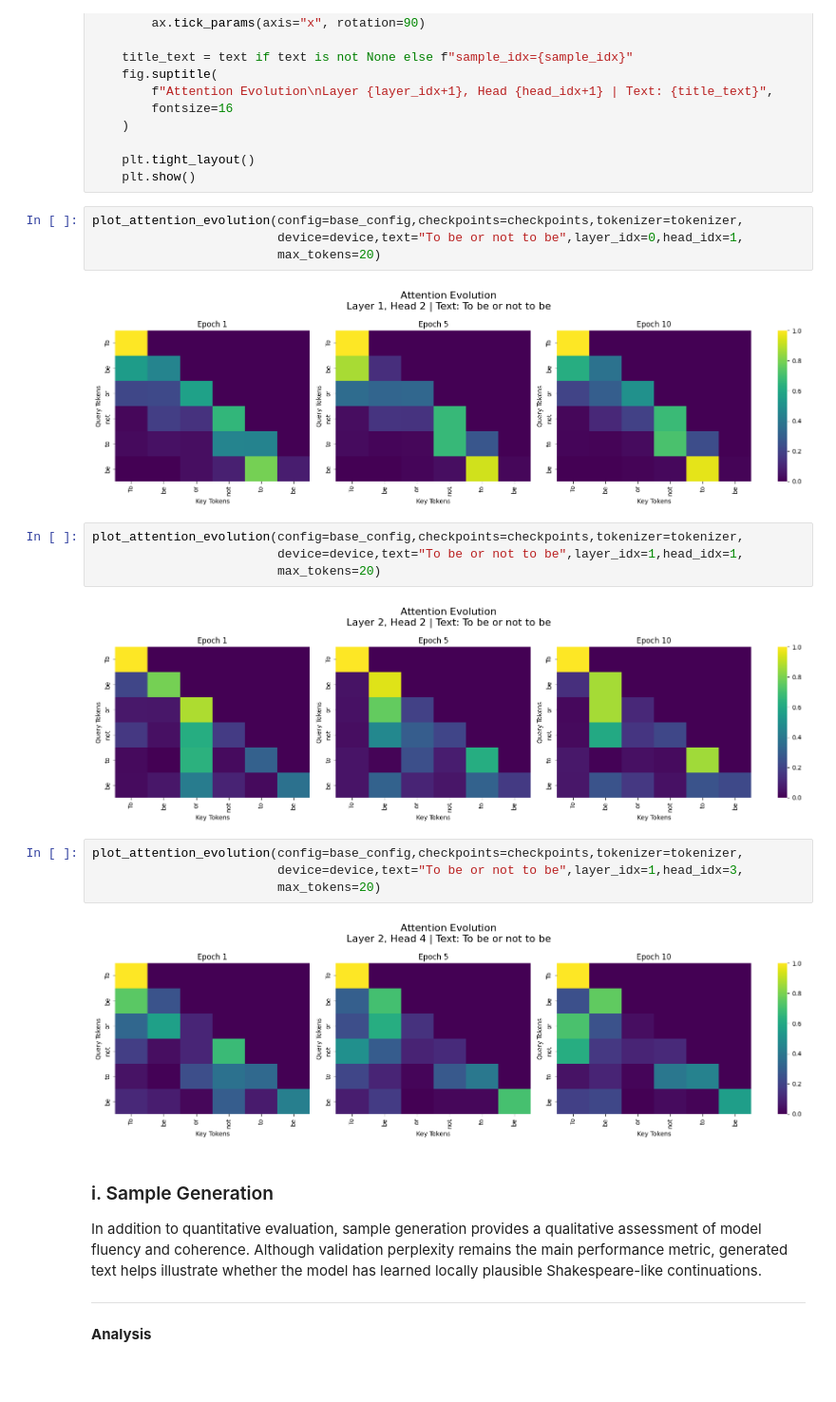
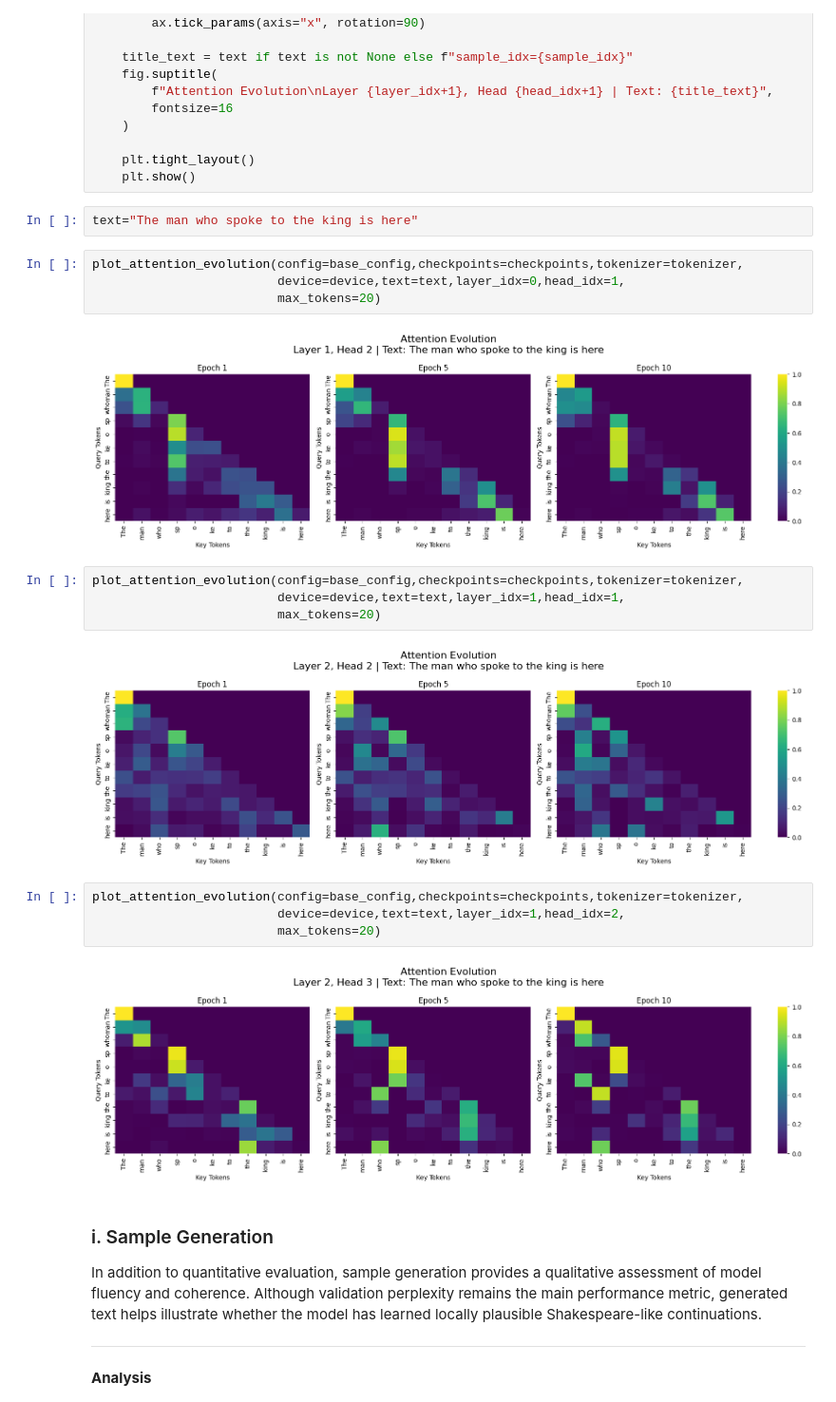
Before and after one commit to bturann/transformer-from-scratch-nlp, a Jupyter notebook: HW3_AML_bt2686.ipynb, the cells around one changed output. Shown at 95% size. Cells and saved outputs as stored; diff of their text form; blank space fills up the shorter version.

```diff
--- a/HW3_AML_bt2686.ipynb
+++ b/HW3_AML_bt2686.ipynb
@@ -1198,24 +1198,26 @@ def plot_attention_evolution(
 
     plt.tight_layout()
     plt.show()
+# %%
+text="The man who spoke to the king is here"
 # %%
 plot_attention_evolution(config=base_config,checkpoints=checkpoints,tokenizer=tokenizer,
-                         device=device,text="To be or not to be",layer_idx=0,head_idx=1,
+                         device=device,text=text,layer_idx=0,head_idx=1,
                          max_tokens=20)
 # %% [output]
-[figure, old version]
+[figure, new version]
 # %%
 plot_attention_evolution(config=base_config,checkpoints=checkpoints,tokenizer=tokenizer,
-                         device=device,text="To be or not to be",layer_idx=1,head_idx=1,
+                         device=device,text=text,layer_idx=1,head_idx=1,
                          max_tokens=20)
 # %% [output]
-[figure, old version]
+[figure, new version]
 # %%
 plot_attention_evolution(config=base_config,checkpoints=checkpoints,tokenizer=tokenizer,
-                         device=device,text="To be or not to be",layer_idx=1,head_idx=3,
+                         device=device,text=text,layer_idx=1,head_idx=2,
                          max_tokens=20)
 # %% [output]
-[figure, old version]
+[figure, new version]
 # %% [markdown]
 ### i. Sample Generation
 
```
Also changed, not shown: parts of 8 cells of this notebook.
